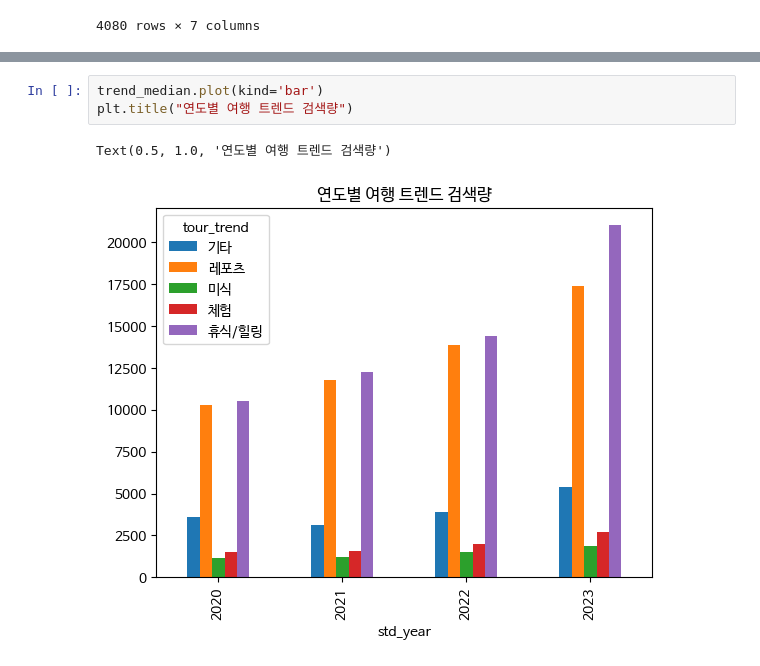
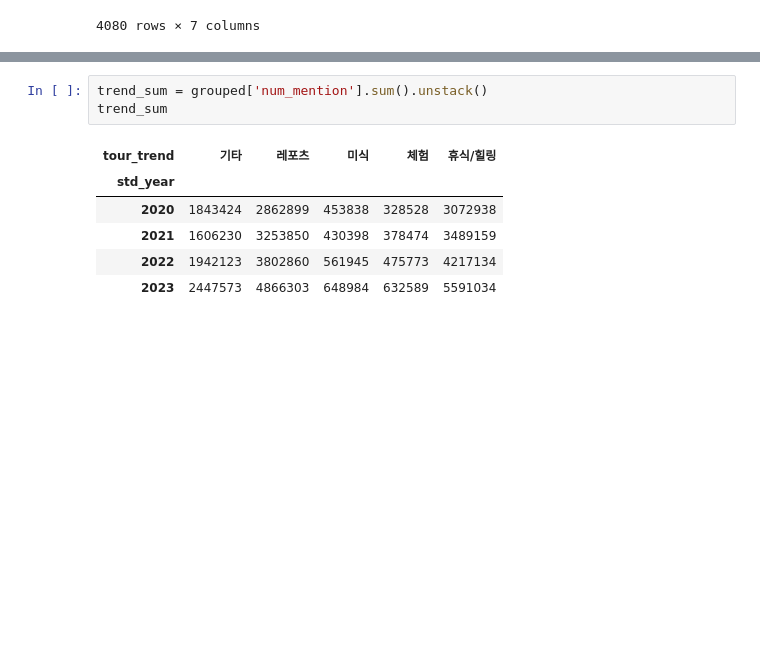
Before and after one commit to btg1631/study_data_analytics, a Jupyter notebook: docs/project_trip/EDA.ipynb, the cells around one changed output, grey strips where cells are left out. Cells and saved outputs as stored; diff of their text form; blank space fills up the shorter version.

```diff
--- a/docs/project_trip/EDA.ipynb
+++ b/docs/project_trip/EDA.ipynb
@@ -456,6 +444,10 @@ trend_median
-# %%
-trend_median.plot(kind='bar')
-plt.title("연도별 여행 트렌드 검색량")
-# %% [output]
-Text(0.5, 1.0, '연도별 여행 트렌드 검색량')
-[figure, removed]
+# %%
+trend_sum = grouped['num_mention'].sum().unstack()
+trend_sum
+# %% [output]
+| tour_trend | 기타 | 레포츠 | 미식 | 체험 | 휴식/힐링 |
+| std_year |  |  |  |  |  |
+| 2020 | 1843424 | 2862899 | 453838 | 328528 | 3072938 |
+| 2021 | 1606230 | 3253850 | 430398 | 378474 | 3489159 |
+| 2022 | 1942123 | 3802860 | 561945 | 475773 | 4217134 |
+| 2023 | 2447573 | 4866303 | 648984 | 632589 | 5591034 |
```
Also changed, not shown: parts of 3 cells of this notebook.
